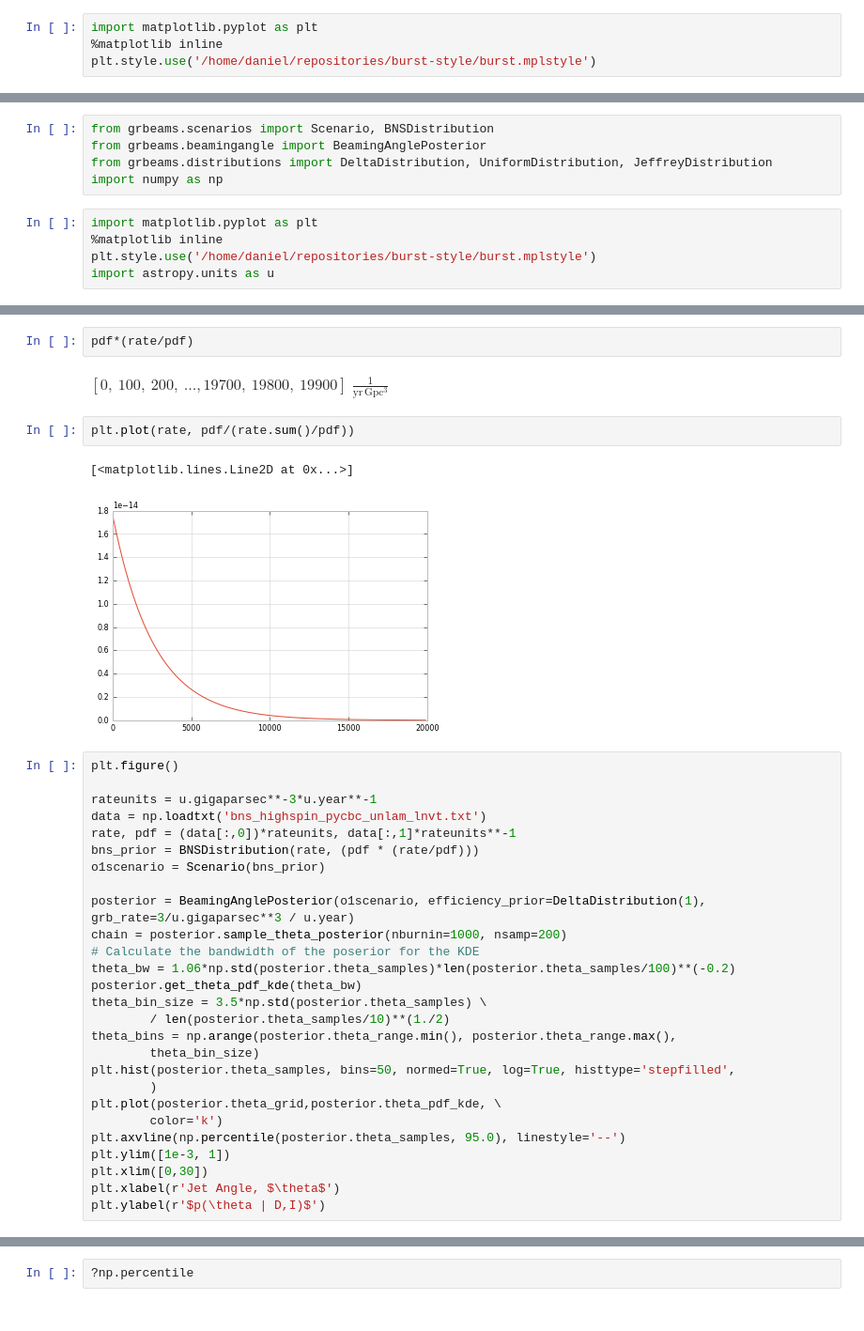
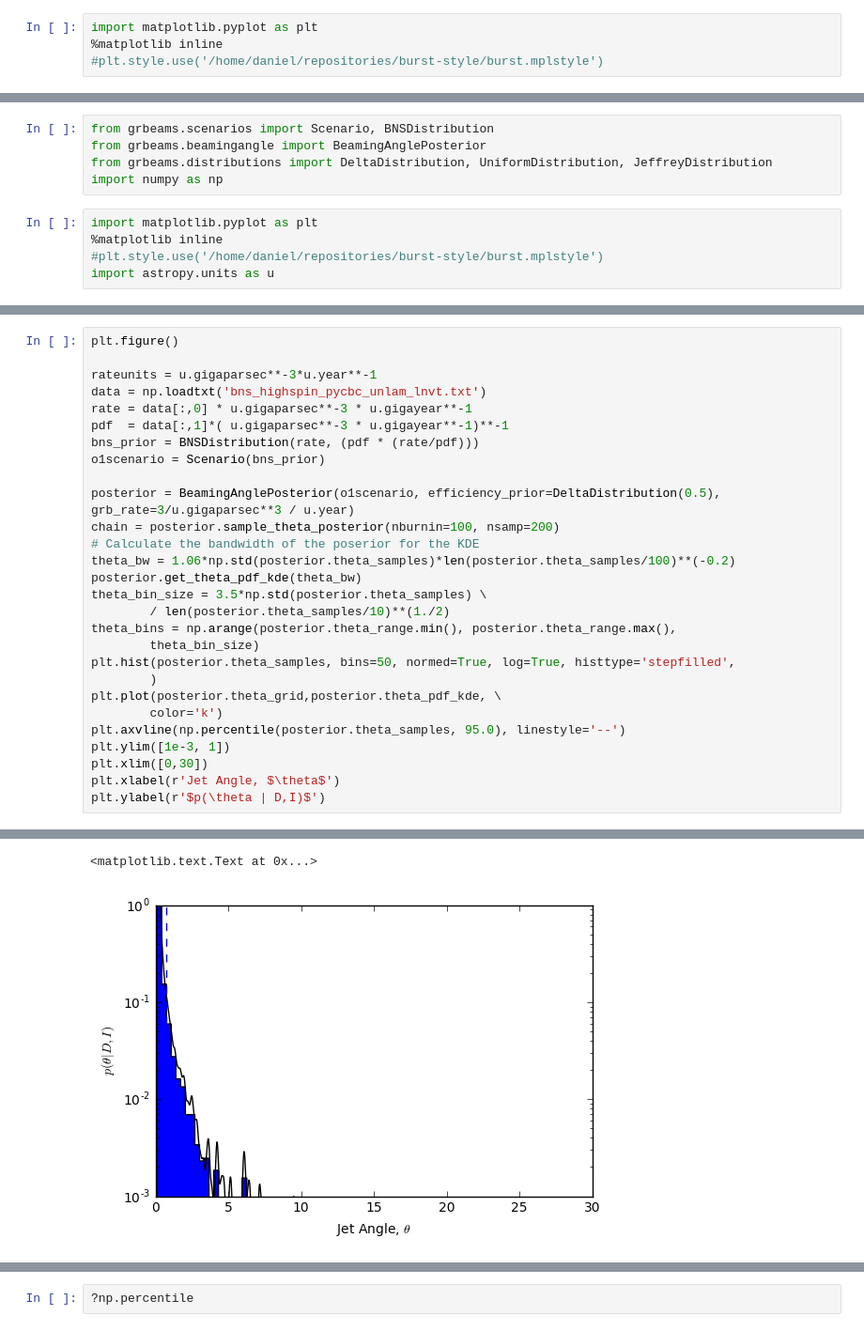
Before and after one commit to transientlunatic/grbeams, a Jupyter notebook: notebooks/sGRB Beaming.ipynb, the cells around one changed output, grey strips where cells are left out. Shown: that part at 94% size. Saved outputs shown, nothing was run; the diff lists cells and outputs as text.

```diff
--- a/notebooks/sGRB Beaming.ipynb
+++ b/notebooks/sGRB Beaming.ipynb
@@ -4,7 +4,7 @@ import astropy.constants as c
 # %%
 import matplotlib.pyplot as plt
 %matplotlib inline
-plt.style.use('/home/daniel/repositories/burst-style/burst.mplstyle')
+#plt.style.use('/home/daniel/repositories/burst-style/burst.mplstyle')
 # %% [markdown]
 It is widely believed that short Gamma-ray bursts (sGRB) are produced by compact binary coalescence (CBCs), and observations suggest that the coalescing systems likely to produce them are binary neutron star systems (BNS systems), or neutron star-black hole binaries (NSBH systems). At the full design sensitivity of advanced LIGO these may be visible to a distance of 400 Mpc for NSNS and 1 Gpc for NSBH.
 # %% [markdown]
@@ -313,5 +322,5 @@ import numpy as np
 # %%
 import matplotlib.pyplot as plt
 %matplotlib inline
-plt.style.use('/home/daniel/repositories/burst-style/burst.mplstyle')
+#plt.style.use('/home/daniel/repositories/burst-style/burst.mplstyle')
 import astropy.units as u
@@ -332,23 +327,15 @@ $[0.00018715853,~0.00018362073,~0.00018015099,~\dots, 4.9765254 \times 10^{-6},~
-# %%
-pdf*(rate/pdf)
-# %% [output]
-$[0,~100,~200,~\dots, 19700,~19800,~19900] \; \mathrm{\frac{1}{yr\,Gpc^{3}}}$
-# %%
-plt.plot(rate, pdf/(rate.sum()/pdf))
-# %% [output]
-[<matplotlib.lines.Line2D at 0x...>]
-[figure, removed]
 # %%
 plt.figure()
 
 rateunits = u.gigaparsec**-3*u.year**-1
 data = np.loadtxt('bns_highspin_pycbc_unlam_lnvt.txt')
-rate, pdf = (data[:,0])*rateunits, data[:,1]*rateunits**-1
+rate = data[:,0] * u.gigaparsec**-3 * u.gigayear**-1
+pdf  = data[:,1]*( u.gigaparsec**-3 * u.gigayear**-1)**-1
 bns_prior = BNSDistribution(rate, (pdf * (rate/pdf)))
 o1scenario = Scenario(bns_prior)
 
-posterior = BeamingAnglePosterior(o1scenario, efficiency_prior=DeltaDistribution(1), grb_rate=3/u.gigaparsec**3 / u.year)
-chain = posterior.sample_theta_posterior(nburnin=1000, nsamp=200)
+posterior = BeamingAnglePosterior(o1scenario, efficiency_prior=DeltaDistribution(0.5), grb_rate=3/u.gigaparsec**3 / u.year)
+chain = posterior.sample_theta_posterior(nburnin=100, nsamp=200)
 # Calculate the bandwidth of the poserior for the KDE
 theta_bw = 1.06*np.std(posterior.theta_samples)*len(posterior.theta_samples/100)**(-0.2)
 posterior.get_theta_pdf_kde(theta_bw)
@@ -365,3 +352,4 @@ plt.ylim([1e-3, 1])
 plt.xlim([0,30])
 plt.xlabel(r'Jet Angle, $\theta$')
 plt.ylabel(r'$p(\theta | D,I)$')
+# %% [output]
@@ -368,3 +357,5 @@ plt.ylabel(r'$p(\theta | D,I)$')
+<matplotlib.text.Text at 0x...>
+[figure, added]
 # %%
 posterior = BeamingAnglePosterior(o1scenario, efficiency_prior=UniformDistribution(), grb_rate=3/u.gigaparsec**3 / u.year)
 chain2 = posterior.sample_theta_posterior(nburnin=1000, nsamp=400)
```
Also changed, not shown: parts of 11 cells of this notebook.
